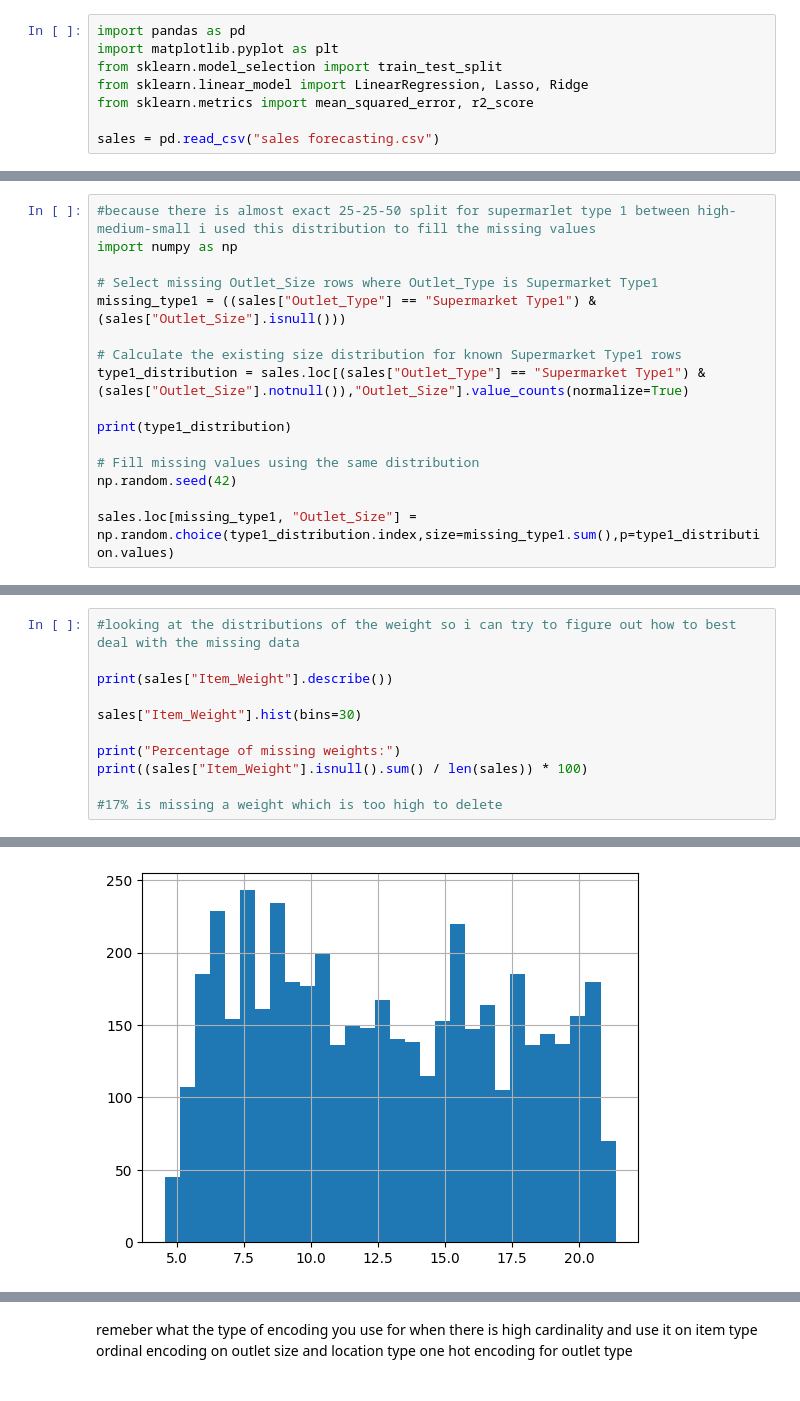
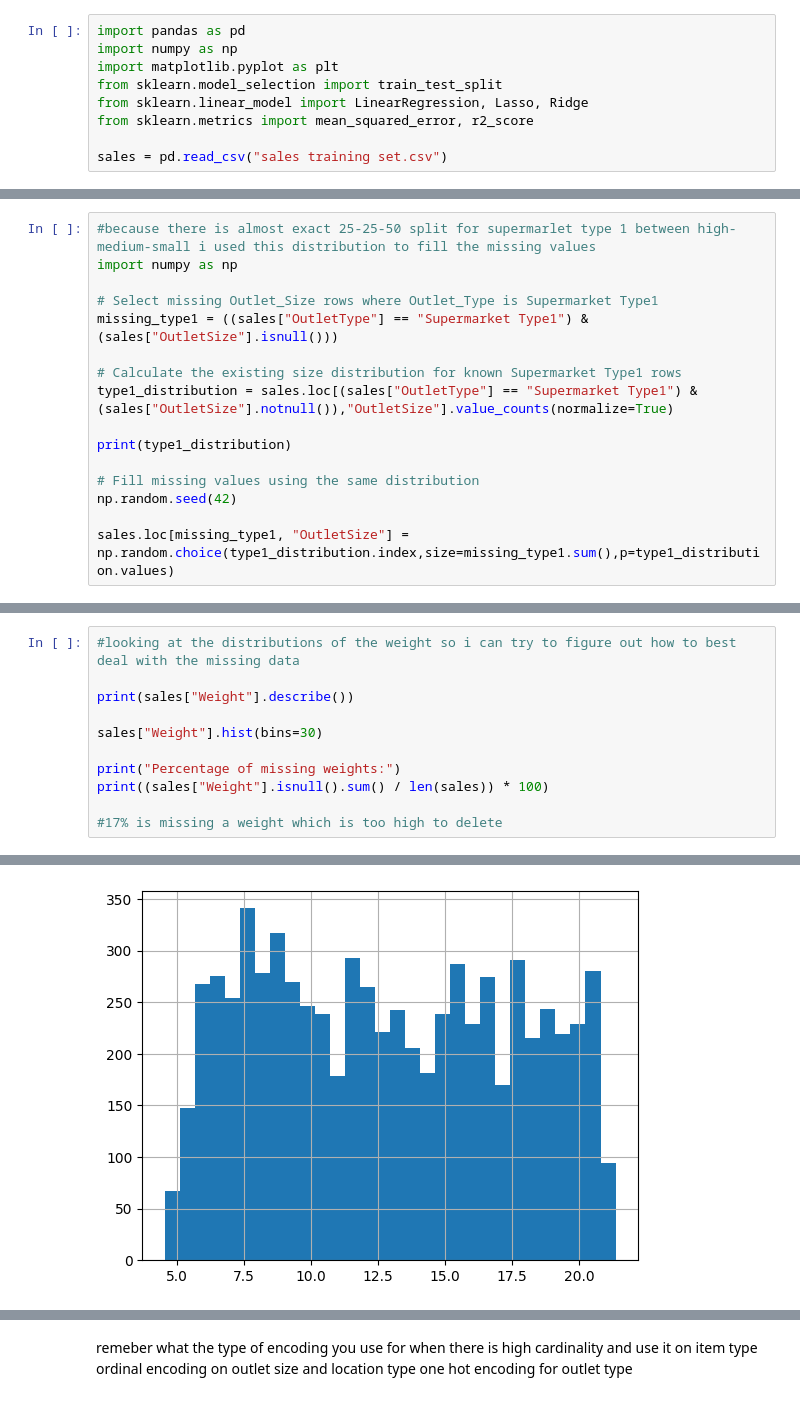
Before and after one commit to AnnabelleMcSharry/AI-ML-Car-Data, a Jupyter notebook: salesForcasting.ipynb, the cells around one changed output, grey strips where cells are left out. Saved outputs shown, nothing was run; the diff lists cells and outputs as text.

```diff
--- a/salesForcasting.ipynb
+++ b/salesForcasting.ipynb
@@ -2,12 +2,13 @@
 <a href="https://colab.research.google.com/github/AnnabelleMcSharry/AI-ML-Car-Data/blob/main/salesForcasting.ipynb" target="_parent"><img src="https://colab.research.google.com/assets/colab-badge.svg" alt="Open In Colab"/></a>
 # %%
 import pandas as pd
+import numpy as np
 import matplotlib.pyplot as plt
 from sklearn.model_selection import train_test_split
 from sklearn.linear_model import LinearRegression, Lasso, Ridge
 from sklearn.metrics import mean_squared_error, r2_score
 
-sales = pd.read_csv("sales forecasting.csv")
+sales = pd.read_csv("sales training set.csv")
 # %%
 print("Missing values:\n", sales.isnull().sum())
 
@@ -100,15 +102,15 @@ sales.loc[
 import numpy as np
 
 # Select missing Outlet_Size rows where Outlet_Type is Supermarket Type1
-missing_type1 = ((sales["Outlet_Type"] == "Supermarket Type1") &(sales["Outlet_Size"].isnull()))
+missing_type1 = ((sales["OutletType"] == "Supermarket Type1") &(sales["OutletSize"].isnull()))
 
 # Calculate the existing size distribution for known Supermarket Type1 rows
-type1_distribution = sales.loc[(sales["Outlet_Type"] == "Supermarket Type1") &(sales["Outlet_Size"].notnull()),"Outlet_Size"].value_counts(normalize=True)
+type1_distribution = sales.loc[(sales["OutletType"] == "Supermarket Type1") &(sales["OutletSize"].notnull()),"OutletSize"].value_counts(normalize=True)
 
 print(type1_distribution)
 
 # Fill missing values using the same distribution
 np.random.seed(42)
 
-sales.loc[missing_type1, "Outlet_Size"] = np.random.choice(type1_distribution.index,size=missing_type1.sum(),p=type1_distribution.values)
+sales.loc[missing_type1, "OutletSize"] = np.random.choice(type1_distribution.index,size=missing_type1.sum(),p=type1_distribution.values)
 # %% [output]
@@ -145,12 +148,12 @@ Total number of rows: 5681
 # %%
 #looking at the distributions of the weight so i can try to figure out how to best deal with the missing data
 
-print(sales["Item_Weight"].describe())
+print(sales["Weight"].describe())
 
-sales["Item_Weight"].hist(bins=30)
+sales["Weight"].hist(bins=30)
 
 print("Percentage of missing weights:")
-print((sales["Item_Weight"].isnull().sum() / len(sales)) * 100)
+print((sales["Weight"].isnull().sum() / len(sales)) * 100)
 
 #17% is missing a weight which is too high to delete
 # %% [output]
@@ -168,2 +171,2 @@ Percentage of missing weights:
-[figure, old version]
+[figure, new version]
 # %%
```
Also changed, not shown: parts of 21 cells of this notebook.
